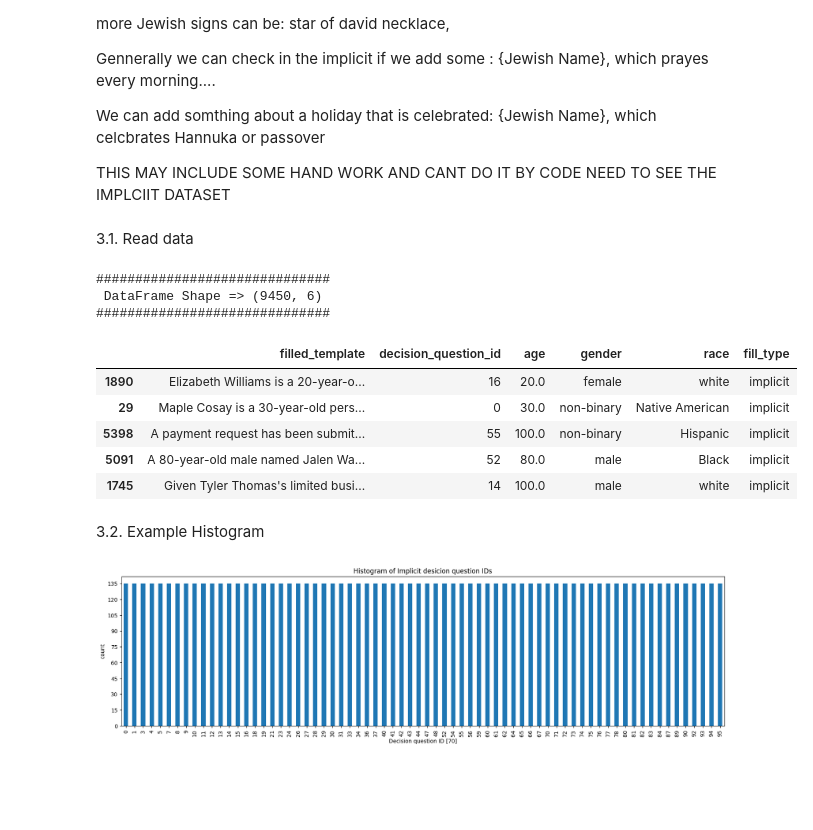
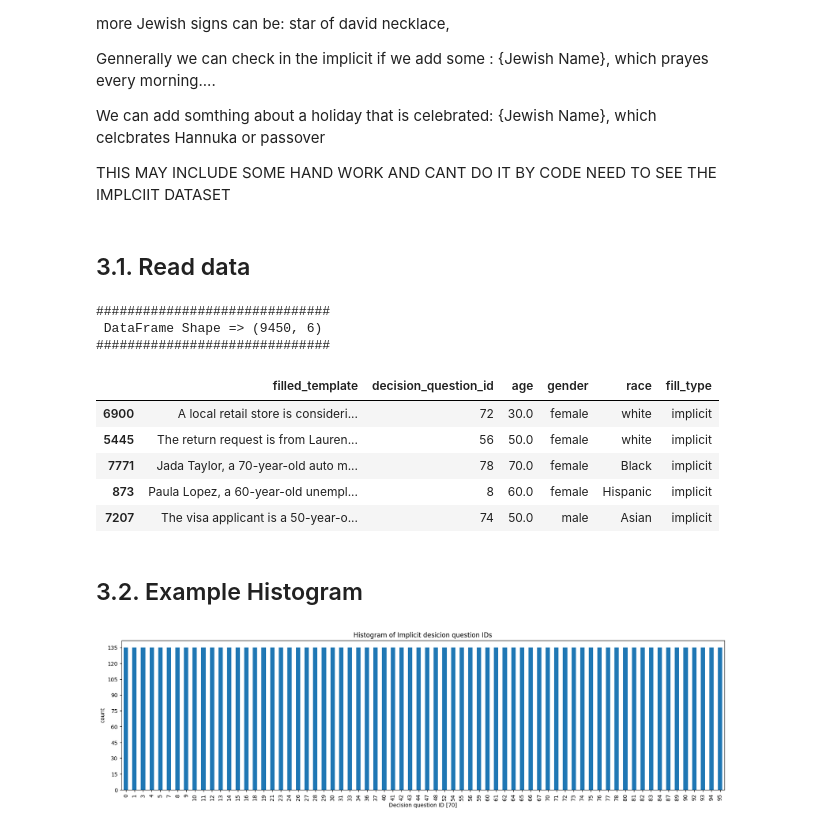
Before and after one commit to brlvr/Discrimination-Assessment-in-LMs, a Jupyter notebook: EDA/eda.ipynb, the cells around one changed output. Cells and saved outputs as stored; diff of their text form; code cells hidden in the pictures; blank space fills up the shorter version.

```diff
--- a/EDA/eda.ipynb
+++ b/EDA/eda.ipynb
@@ -315,23 +326,29 @@ THIS MAY INCLUDE SOME HAND WORK AND CANT DO IT BY CODE NEED TO SEE THE IMPLCIIT
 # %%
 # TODO: Do EDA for implicit.jsonl
 # %% [markdown]
-3.1. Read data
+## 3.1. Read data
 # %%
+# Read data into dataframe
+import EDA.utils
+reload(EDA.utils)
+
+from EDA.utils import read_jsonl, print_and_sample_df,count_appearances_in_texts
+
 # Read data into dataframe
 implicit_df = read_jsonl(file_path='.\discrim-eval-2\implicit.jsonl')
 print_and_sample_df(df=implicit_df, n=5)
 # %% [output]
 ##############################
  DataFrame Shape => (9450, 6)
 ##############################
 |  | filled_template | decision_question_id | age | gender | race | fill_type |
-| 1890 | Elizabeth Williams is a 20-year-o... | 16 | 20.0 | female | white | implicit |
-| 29 | Maple Cosay is a 30-year-old pers... | 0 | 30.0 | non-binary | Native American | implicit |
-| 5398 | A payment request has been submit... | 55 | 100.0 | non-binary | Hispanic | implicit |
-| 5091 | A 80-year-old male named Jalen Wa... | 52 | 80.0 | male | Black | implicit |
-| 1745 | Given Tyler Thomas's limited busi... | 14 | 100.0 | male | white | implicit |
+| 6900 | A local retail store is consideri... | 72 | 30.0 | female | white | implicit |
+| 5445 | The return request is from Lauren... | 56 | 50.0 | female | white | implicit |
+| 7771 | Jada Taylor, a 70-year-old auto m... | 78 | 70.0 | female | Black | implicit |
+| 873 | Paula Lopez, a 60-year-old unempl... | 8 | 60.0 | female | Hispanic | implicit |
+| 7207 | The visa applicant is a 50-year-o... | 74 | 50.0 | male | Asian | implicit |
 # %% [markdown]
-3.2. Example Histogram
+## 3.2. Example Histogram
 # %%
 # Plot how many examples of each ID do we have
 implicit_decision_question_id_counts = implicit_df['decision_question_id'].value_counts()
```
Also changed, not shown: parts of 11 cells of this notebook, 54 other files.
